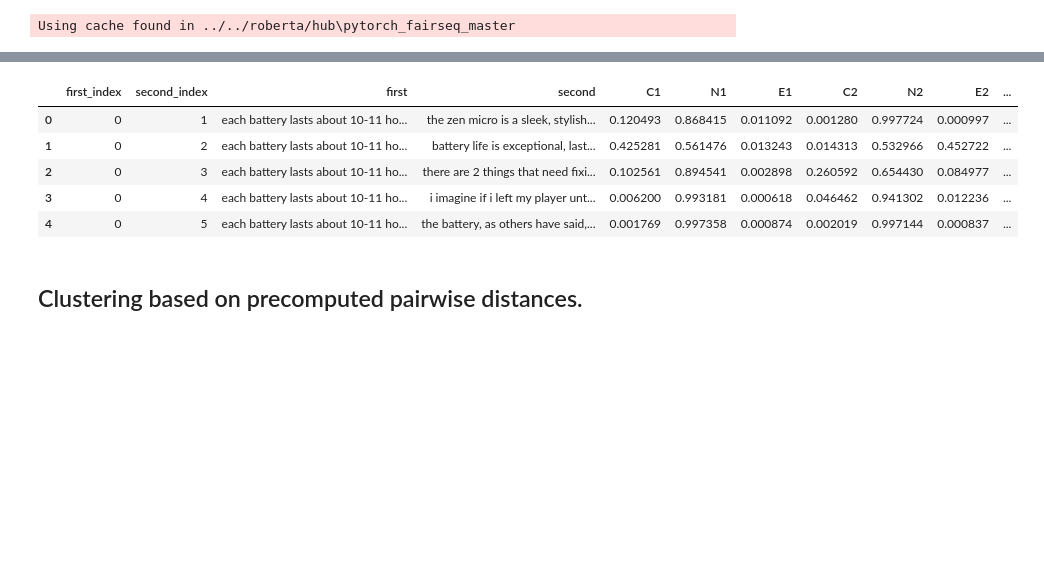
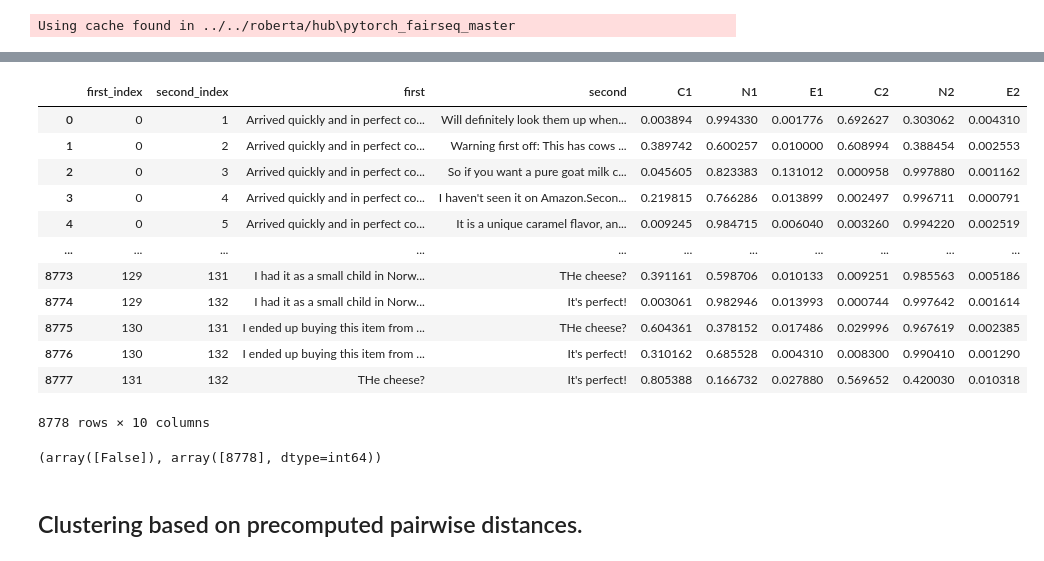
Before and after one commit to llmhyy/comments_summarization, a Jupyter notebook: src/Main.ipynb, the cells around one changed output, grey strips where cells are left out. Saved outputs shown, nothing was run; the diff lists cells and outputs as text; code cells hidden in the pictures; blank space fills up the shorter version.

```diff
--- a/src/Main.ipynb
+++ b/src/Main.ipynb
@@ -144,0 +132,19 @@ def gen_dist2(row):
+# %%
+# load from previously saved data.
+scores_df = pd.read_csv("../data/test11/nliScores.csv")
+scores_df = scores_df.drop(columns=["dist", "Unnamed: 0"])
+scores_df
+# %% [output]
+|  | first_index | second_index | first | second | C1 | N1 | E1 | C2 | N2 | E2 |
+| 0 | 0 | 1 | Arrived quickly and in perfect co... | Will definitely look them up when... | 0.003894 | 0.994330 | 0.001776 | 0.692627 | 0.303062 | 0.004310 |
+| 1 | 0 | 2 | Arrived quickly and in perfect co... | Warning first off: This has cows ... | 0.389742 | 0.600257 | 0.010000 | 0.608994 | 0.388454 | 0.002553 |
+| 2 | 0 | 3 | Arrived quickly and in perfect co... | So if you want a pure goat milk c... | 0.045605 | 0.823383 | 0.131012 | 0.000958 | 0.997880 | 0.001162 |
+| 3 | 0 | 4 | Arrived quickly and in perfect co... | I haven't seen it on Amazon.Secon... | 0.219815 | 0.766286 | 0.013899 | 0.002497 | 0.996711 | 0.000791 |
+| 4 | 0 | 5 | Arrived quickly and in perfect co... | It is a unique caramel flavor, an... | 0.009245 | 0.984715 | 0.006040 | 0.003260 | 0.994220 | 0.002519 |
+| ... | ... | ... | ... | ... | ... | ... | ... | ... | ... | ... |
+| 8773 | 129 | 131 | I had it as a small child in Norw... | THe cheese? | 0.391161 | 0.598706 | 0.010133 | 0.009251 | 0.985563 | 0.005186 |
+| 8774 | 129 | 132 | I had it as a small child in Norw... | It's perfect! | 0.003061 | 0.982946 | 0.013993 | 0.000744 | 0.997642 | 0.001614 |
+| 8775 | 130 | 131 | I ended up buying this item from ... | THe cheese? | 0.604361 | 0.378152 | 0.017486 | 0.029996 | 0.967619 | 0.002385 |
+| 8776 | 130 | 132 | I ended up buying this item from ... | It's perfect! | 0.310162 | 0.685528 | 0.004310 | 0.008300 | 0.990410 | 0.001290 |
+| 8777 | 131 | 132 | THe cheese? | It's perfect! | 0.805388 | 0.166732 | 0.027880 | 0.569652 | 0.420030 | 0.010318 |
+8778 rows × 10 columns
@@ -150,13 +208,11 @@ scores_df = df.join(scores_df)
 scores_df.to_csv(save_dir + '/' + 'nliScores.csv')
+# %%
+nans = np.isnan(scores_df.dist.values)
+np.unique(nans, return_counts=True)
+# %% [output]
+(array([False]), array([8778], dtype=int64))
 # %%
-scores_df.head()
+scores_df
-# %% [output]
-|  | first_index | second_index | first | second | C1 | N1 | E1 | C2 | N2 | E2 | ... |
-| 0 | 0 | 1 | each battery lasts about 10-11 ho... | the zen micro is a sleek, stylish... | 0.120493 | 0.868415 | 0.011092 | 0.001280 | 0.997724 | 0.000997 | ... |
-| 1 | 0 | 2 | each battery lasts about 10-11 ho... | battery life is exceptional, last... | 0.425281 | 0.561476 | 0.013243 | 0.014313 | 0.532966 | 0.452722 | ... |
-| 2 | 0 | 3 | each battery lasts about 10-11 ho... | there are 2 things that need fixi... | 0.102561 | 0.894541 | 0.002898 | 0.260592 | 0.654430 | 0.084977 | ... |
-| 3 | 0 | 4 | each battery lasts about 10-11 ho... | i imagine if i left my player unt... | 0.006200 | 0.993181 | 0.000618 | 0.046462 | 0.941302 | 0.012236 | ... |
-| 4 | 0 | 5 | each battery lasts about 10-11 ho... | the battery, as others have said,... | 0.001769 | 0.997358 | 0.000874 | 0.002019 | 0.997144 | 0.000837 | ... |
 # %% [markdown]
 ## Clustering based on precomputed pairwise distances.
 # %%
```
Also changed, not shown: parts of 22 cells of this notebook.
